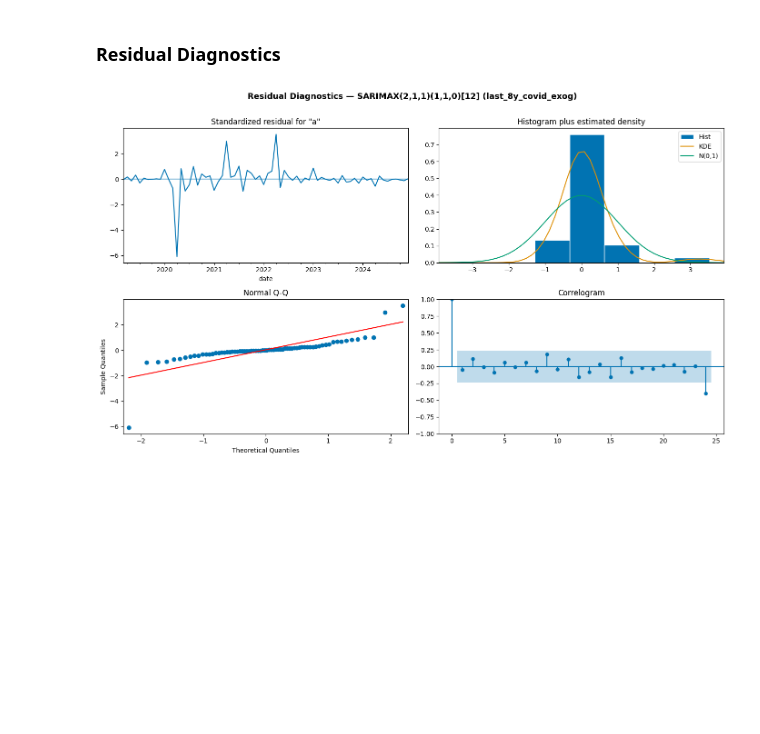
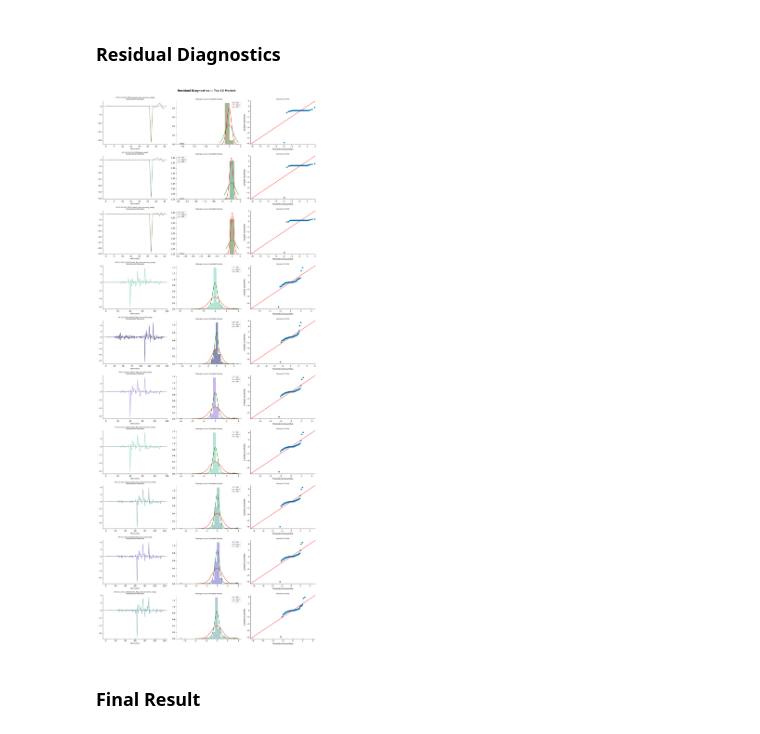
Before and after one commit to Gbrlmoraes/brazil_tourism_forecasting_benchmark, a Jupyter notebook: notebooks/5_arima_model_testing.ipynb, the cells around one changed output. Saved outputs shown, nothing was run; the diff lists cells and outputs as text; code cells hidden in the pictures; blank space fills up the shorter version.

```diff
--- a/notebooks/5_arima_model_testing.ipynb
+++ b/notebooks/5_arima_model_testing.ipynb
@@ -6,13 +6,14 @@ import logging
 import os
 import warnings
 
-import matplotlib.patches as mpatches
 import matplotlib.pyplot as plt
 import mlflow
 import numpy as np
 import pandas as pd
 import seaborn as sns
+import statsmodels.api as sm
 from dotenv import load_dotenv
+from scipy import stats
 from sklearn.metrics import r2_score
 from statsmodels.tsa.statespace.sarimax import SARIMAX
 from tqdm import tqdm
@@ -25,6 +26,7 @@ DATA_FOLDER_PATH = os.path.join(ROOT_PATH, 'data', 'processed')
 COVID_START = pd.Timestamp('2020-01-01')
 COVID_END = pd.Timestamp('2021-12-31')
 POST_COVID_START = pd.Timestamp('2022-01-01')
+COVID_RECOVERY_END = pd.Timestamp('2022-06-30')
 
 sns.set_palette('colorblind')
 warnings.filterwarnings('ignore')
@@ -251,7 +281,14 @@ palette = {
     'last_8y_covid_exog': 'mediumpurple',
     'last_6y_covid_exog': 'orchid',
     'last_4y_covid_exog': 'palevioletred',
+    'last_14y_covid_recovery_exog': 'darkslategray',
+    'last_12y_covid_recovery_exog': 'teal',
+    'last_10y_covid_recovery_exog': 'cadetblue',
+    'last_8y_covid_recovery_exog': 'mediumaquamarine',
+    'last_6y_covid_recovery_exog': 'darkturquoise',
+    'last_4y_covid_recovery_exog': 'lightseagreen',
     'post_covid': 'seagreen',
+    'post_covid_recovery_exog': 'darkolivegreen',
 }
 
 best_per_selection = (
@@ -268,7 +305,7 @@ best_per_selection['label'] = best_per_selection['run_name'].str.replace(
 )
 bar_colors = [palette[ds] for ds in best_per_selection['data_selection'][::-1]]
 
-fig, axes = plt.subplots(2, 2, figsize=(16, 8))
+fig, axes = plt.subplots(2, 2, figsize=(16, 10))
 fig.suptitle(
     'Best SARIMAX Model per Data Selection (Test Set)',
     fontsize=14,
@@ -334,8 +395,8 @@ def fit_model(row, configs):
     ).fit(disp=False)
 
 
-best_fit = fit_model(best_model, data_configs)
+top10_fits = [fit_model(row, data_configs) for _, row in top10.iterrows()]
 
-print(f'[{best_model["data_selection"]}] {best_model["run_name"]}')
-best_fit.summary()
+for i, (_, row) in enumerate(top10.iterrows()):
+    print(f'#{i + 1:>2}  [{row["data_selection"]}]  {row["run_name"]}')
 # %% [output]
@@ -364,15 +413,51 @@ Warnings:
 # %% [markdown]
 ### Residual Diagnostics
 # %%
-fig = best_fit.plot_diagnostics(figsize=(14, 8), lags=24)
+fig, axes = plt.subplots(10, 3, figsize=(16, 40))
 fig.suptitle(
-    f'Residual Diagnostics — {best_model["run_name"]}',
-    fontsize=13,
-    fontweight='bold',
-    y=1.01,
+    'Residual Diagnostics — Top 10 Models', fontsize=14, fontweight='bold', y=1.001
 )
+
+x_qq = np.linspace(-4, 4, 200)
+
+for i, ((_, row), fit) in enumerate(zip(top10.iterrows(), top10_fits)):
+    std_resid = fit.filter_results.standardized_forecasts_error[0]
+    std_resid = std_resid[~np.isnan(std_resid)]
+
+    row_label = f'#{i + 1} {row["run_name"].replace("SARIMAX", "")}'
+
+    # Standardized residuals over time
+    axes[i, 0].plot(std_resid, linewidth=1.2, color=palette[row['data_selection']])
+    axes[i, 0].axhline(0, color='black', linestyle='--', alpha=0.5)
+    axes[i, 0].set_title(f'{row_label}\nStandardized Residuals', fontsize=8)
+    axes[i, 0].set_xlabel('Observation', fontsize=8)
+    sns.despine(ax=axes[i, 0])
+
+    # Histogram + KDE + N(0,1)
+    axes[i, 1].hist(
+        std_resid,
+        bins='auto',
+        density=True,
+        alpha=0.5,
+        color=palette[row['data_selection']],
+        label='Hist',
+    )
+    axes[i, 1].plot(x_qq, stats.norm.pdf(x_qq, 0, 1), 'r-', label='N(0,1)')
+    kde = stats.gaussian_kde(std_resid)
+    axes[i, 1].plot(x_qq, kde(x_qq), 'g-', label='KDE')
+    axes[i, 1].set_title('Histogram plus Estimated Density', fontsize=8)
+    axes[i, 1].legend(fontsize=7)
+    sns.despine(ax=axes[i, 1])
+
+    # Normal Q-Q plot
+    sm.qqplot(std_resid, line='45', fit=True, ax=axes[i, 2])
+    axes[i, 2].set_title('Normal Q-Q Plot', fontsize=8)
+    sns.despine(ax=axes[i, 2])
+
 plt.tight_layout()
 plt.show()
 # %% [output]
-[figure, old version]
+[figure, new version]
+# %% [markdown]
+### Final Result
 # %%
```
Also changed, not shown: parts of 9 cells of this notebook.
